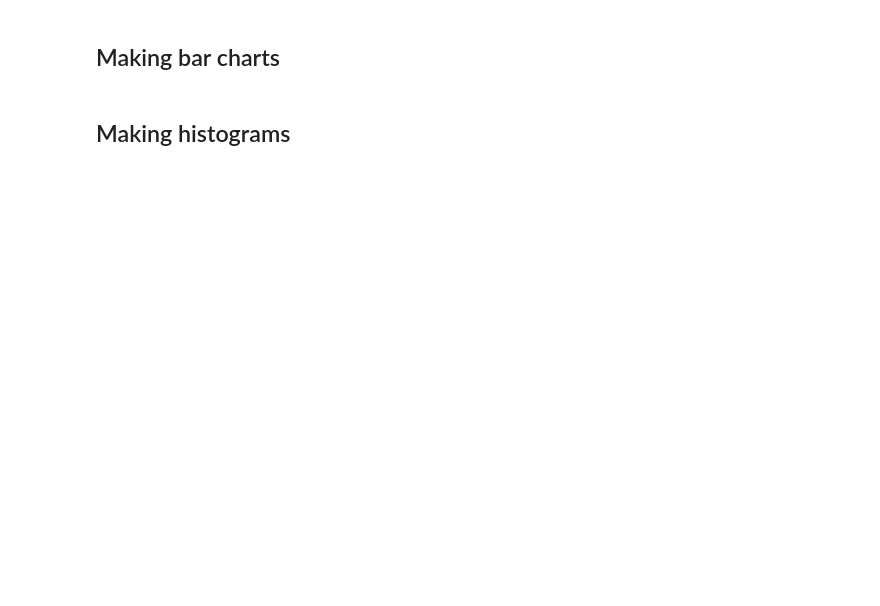
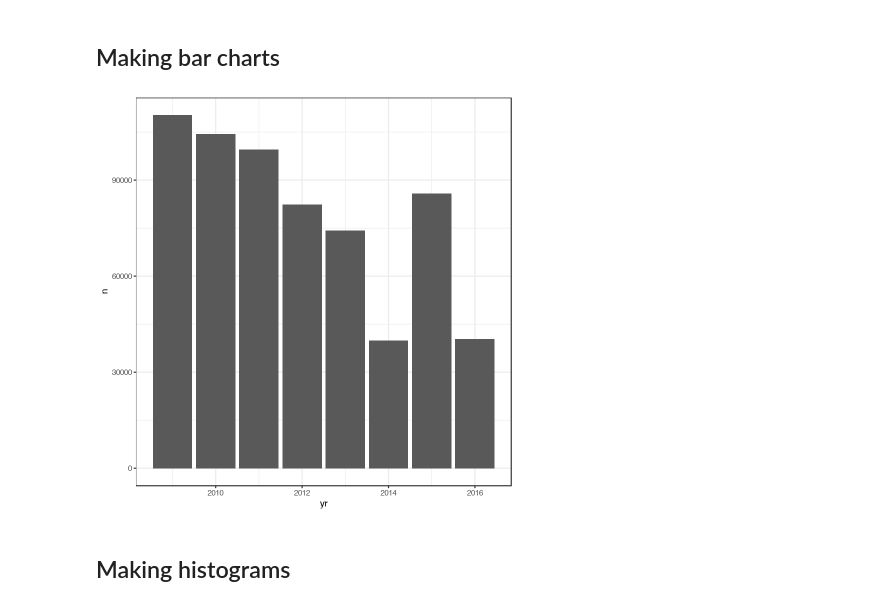
Before and after one commit to stanford-policylab/dsw2, a Jupyter notebook: day-2-exercises/plotting/plotting-tutorial.ipynb, the cells around one changed output. Cells and saved outputs as stored; diff of their text form; code cells hidden in the pictures; blank space fills up the shorter version.

```diff
--- a/day-2-exercises/plotting/plotting-tutorial.ipynb
+++ b/day-2-exercises/plotting/plotting-tutorial.ipynb
@@ -49,8 +72,10 @@ ggplot(stops_by_yr, aes(x = yr, y = n)) +
 # %% [markdown]
 ## Making bar charts
 # %%
-ggplot(stops_by_year, aes(x = yr, y = n)) +
+ggplot(stops_by_yr, aes(x = yr, y = n)) +
     geom_col()
+# %% [output]
+[figure, added]
 # %% [markdown]
 ## Making histograms
 # %%
```
Also changed, not shown: parts of 14 cells of this notebook, 3 other files.
